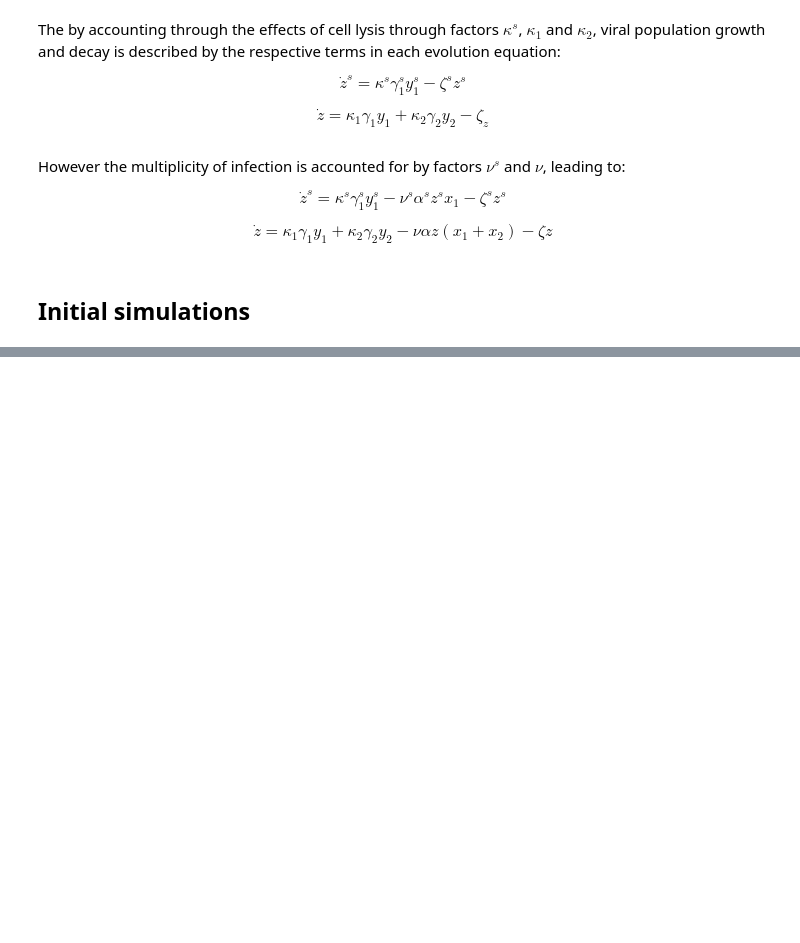
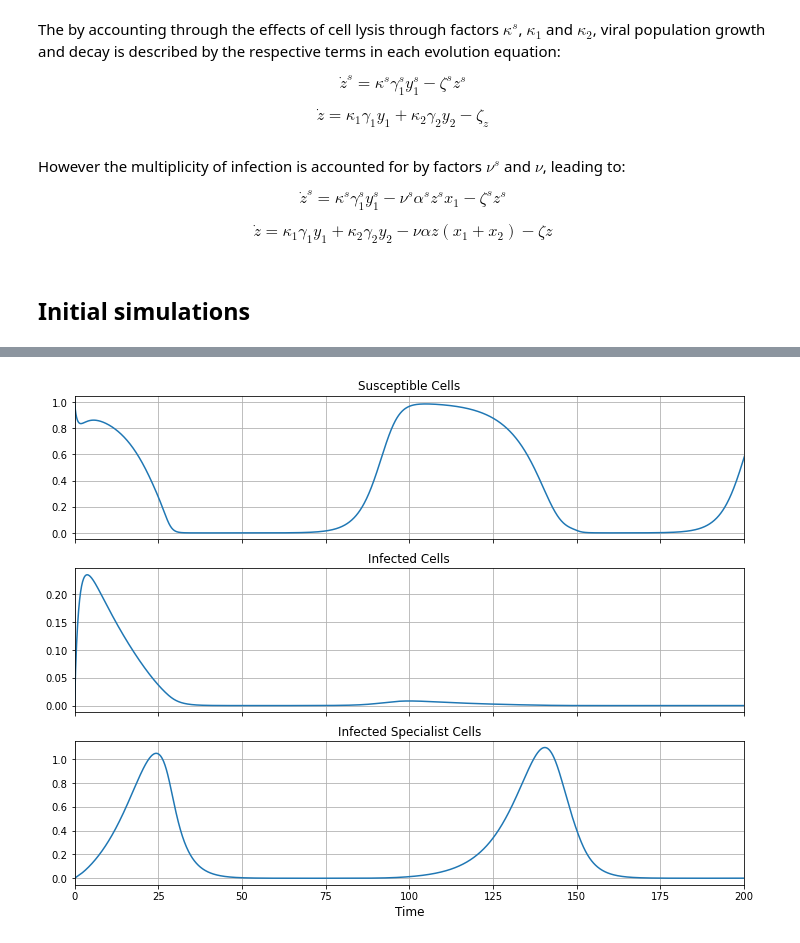
Before and after one commit to PeteDockrill/HostVirusSolver, a Jupyter notebook: ModellingImmuneDynamics.ipynb, the cells around one changed output, grey strips where cells are left out. Saved outputs shown, nothing was run; the diff lists cells and outputs as text; code cells hidden in the pictures; blank space fills up the shorter version.

Commit message:
MultiModel implemented

```diff
--- a/ModellingImmuneDynamics.ipynb
+++ b/ModellingImmuneDynamics.ipynb
@@ -71,0 +66,21 @@ ModuleNotFoundError: No module named 'Model'
+# %%
+from Model import Model
+
+params = {'alpha': 0.5,
+         'alpha_s':2.0,
+         'beta_1':1.5,
+         'beta_2':2.0,
+         'mu':0.1,
+         'gamma_1_s':0.25,
+         'gamma_1':0.25,
+         'gamma_2':0.25,
+          'nu':0.5,
+         'nu_s':0.5,
+         'zeta':0.22,
+         'zeta_s':0.22,
+         'kappa_1':1.00,
+         'kappa_2':1.00}
+
+model = Model(params = params)
+# %%
+model.run()
@@ -71,0 +104,4 @@ ModuleNotFoundError: No module named 'Model'
+# %%
+model.plot_specialist_cells(xmax = 200)
+# %% [output]
+[figure, added]
```
Also changed, not shown: parts of 6 cells of this notebook, 3 other files.
